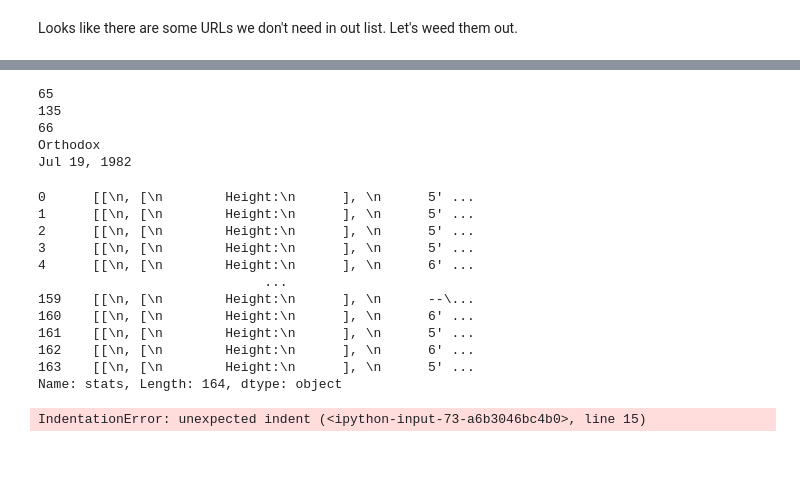
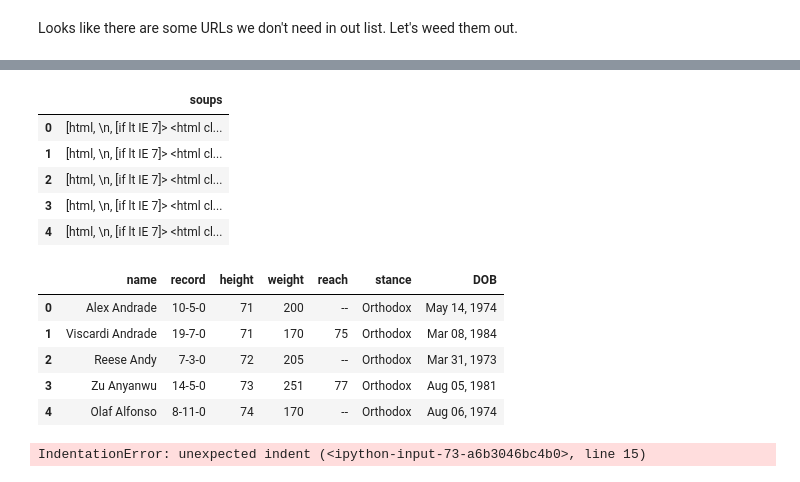
Before and after one commit to Neji128/Creating-a-SQL-Server-via-Web-Scrapping, a Jupyter notebook: Web_Scrapping.ipynb, the cells around one changed output, grey strips where cells are left out. Saved outputs shown, nothing was run; the diff lists cells and outputs as text; code cells hidden in the pictures.

Commit message:
Basic Stats Done

```diff
--- a/Web_Scrapping.ipynb
+++ b/Web_Scrapping.ipynb
@@ -131,3 +147,12 @@ fight_soups_df['soups'] = fight_soups
+# %%
+fight_soups_df.head()
+# %% [output]
+|  | soups |
+| 0 | [html, \n, [if lt IE 7]> <html cl... |
+| 1 | [html, \n, [if lt IE 7]> <html cl... |
+| 2 | [html, \n, [if lt IE 7]> <html cl... |
+| 3 | [html, \n, [if lt IE 7]> <html cl... |
+| 4 | [html, \n, [if lt IE 7]> <html cl... |
 # %%
 def fighter_name(soup):
     name = soup.findChildren('span', attrs={'class': re.compile('b-content__title-highlight')})
@@ -156,18 +184,23 @@ def basic_stats_height(soup):
 # %%
 def basic_stats_weight(soup):
+
     weight = soup[1].text.strip().split(':')[1].strip().replace(' lbs.', '')
+
+    if weight == '--':
+        pass
+    else:
+        weight = int(weight)
     return weight
 # %%
 def basic_stats_reach(soup):
-     #Reach
+
     reach = soup[2].text.strip().split(':')[1].strip().replace('"', '')
+
+    if reach == '--':
+        pass
+    else:
+        reach = int(reach)
     return reach
-# %% [output]
-65
-135
-66
-Orthodox
-Jul 19, 1982
 # %%
 def basic_stats_stance(soup):
     stance = soup[3].text.strip().split(':')[1].strip()
@@ -183,15 +212,33 @@ soup_database['stats'] = stats_soups
-# %%
-soup_database.stats
-# %% [output]
-0      [[\n, [\n        Height:\n      ], \n      5' ...
-1      [[\n, [\n        Height:\n      ], \n      5' ...
-2      [[\n, [\n        Height:\n      ], \n      5' ...
-3      [[\n, [\n        Height:\n      ], \n      5' ...
-4      [[\n, [\n        Height:\n      ], \n      6' ...
-                             ...
-159    [[\n, [\n        Height:\n      ], \n      --\...
-160    [[\n, [\n        Height:\n      ], \n      6' ...
-161    [[\n, [\n        Height:\n      ], \n      5' ...
-162    [[\n, [\n        Height:\n      ], \n      6' ...
-163    [[\n, [\n        Height:\n      ], \n      5' ...
-Name: stats, Length: 164, dtype: object
+# %%
+fighter_names = list(map(fighter_name, basic_soup_list))
+
+fighter_records = list(map(fighter_record, basic_soup_list))
+
+fighter_heights =  list(map(basic_stats_height, stats_soups))
+
+fighter_weights = list(map(basic_stats_weight, stats_soups))
+
+fighter_reachs = list(map(basic_stats_reach, stats_soups))
+
+fighter_stances = list(map(basic_stats_stance, stats_soups))
+
+fighter_DOBs = list(map(basic_stats_DOB, stats_soups))
+# %%
+fighter_basic_stats_df = pd.DataFrame()
+
+fighter_basic_stats_df['name'] = fighter_names
+fighter_basic_stats_df['record'] = fighter_records
+fighter_basic_stats_df['height'] = fighter_heights
+fighter_basic_stats_df['weight'] = fighter_weights
+fighter_basic_stats_df['reach'] = fighter_reachs
+fighter_basic_stats_df['stance'] = fighter_stances
+fighter_basic_stats_df['DOB'] = fighter_DOBs
+# %%
+fighter_basic_stats_df.head()
+# %% [output]
+|  | name | record | height | weight | reach | stance | DOB |
+| 0 | Alex Andrade | 10-5-0 | 71 | 200 | -- | Orthodox | May 14, 1974 |
+| 1 | Viscardi Andrade | 19-7-0 | 71 | 170 | 75 | Orthodox | Mar 08, 1984 |
+| 2 | Reese Andy | 7-3-0 | 72 | 205 | -- | Orthodox | Mar 31, 1973 |
+| 3 | Zu Anyanwu | 14-5-0 | 73 | 251 | 77 | Orthodox | Aug 05, 1981 |
+| 4 | Olaf Alfonso | 8-11-0 | 74 | 170 | -- | Orthodox | Aug 06, 1974 |
```
Also changed, not shown: parts of 18 cells of this notebook, 2 other files.
